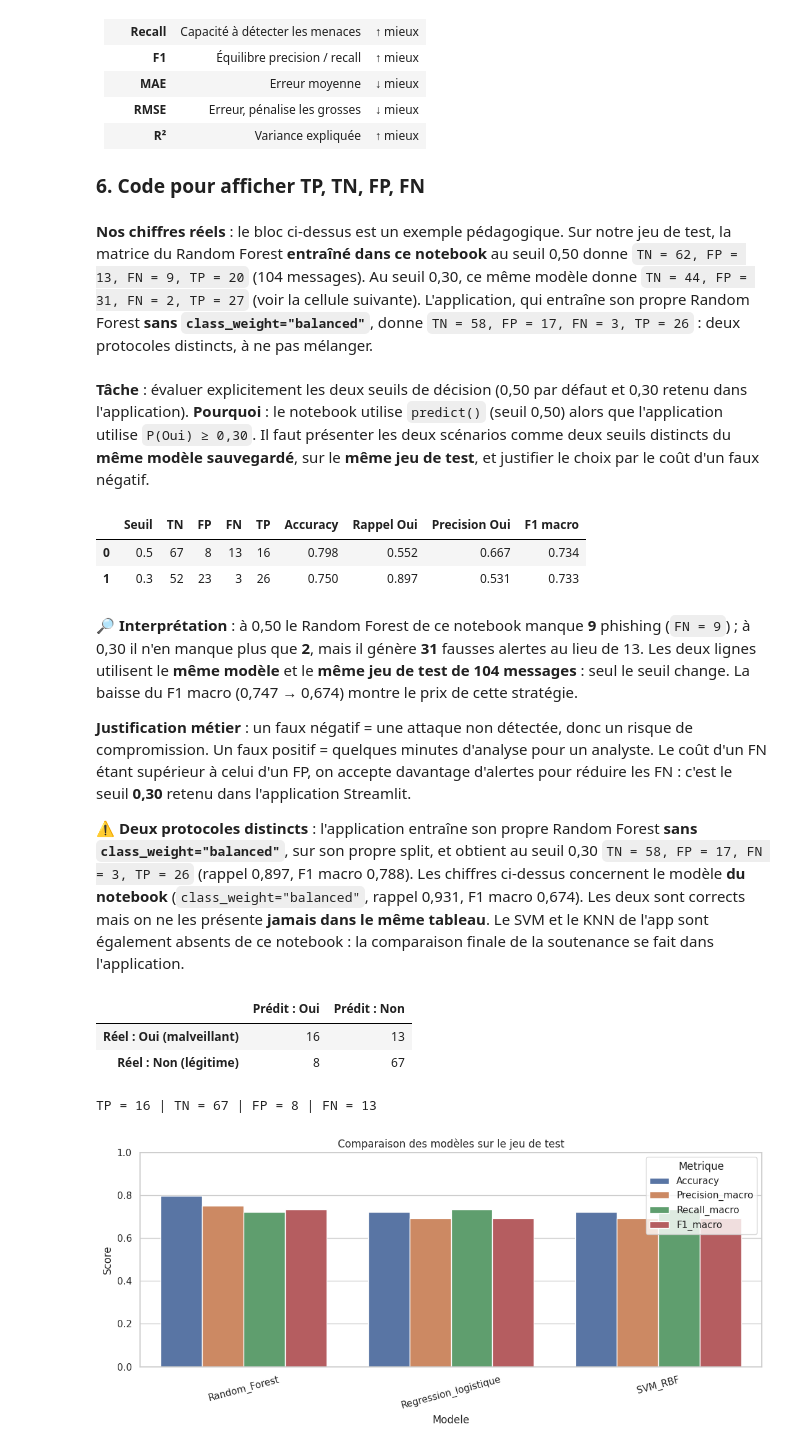
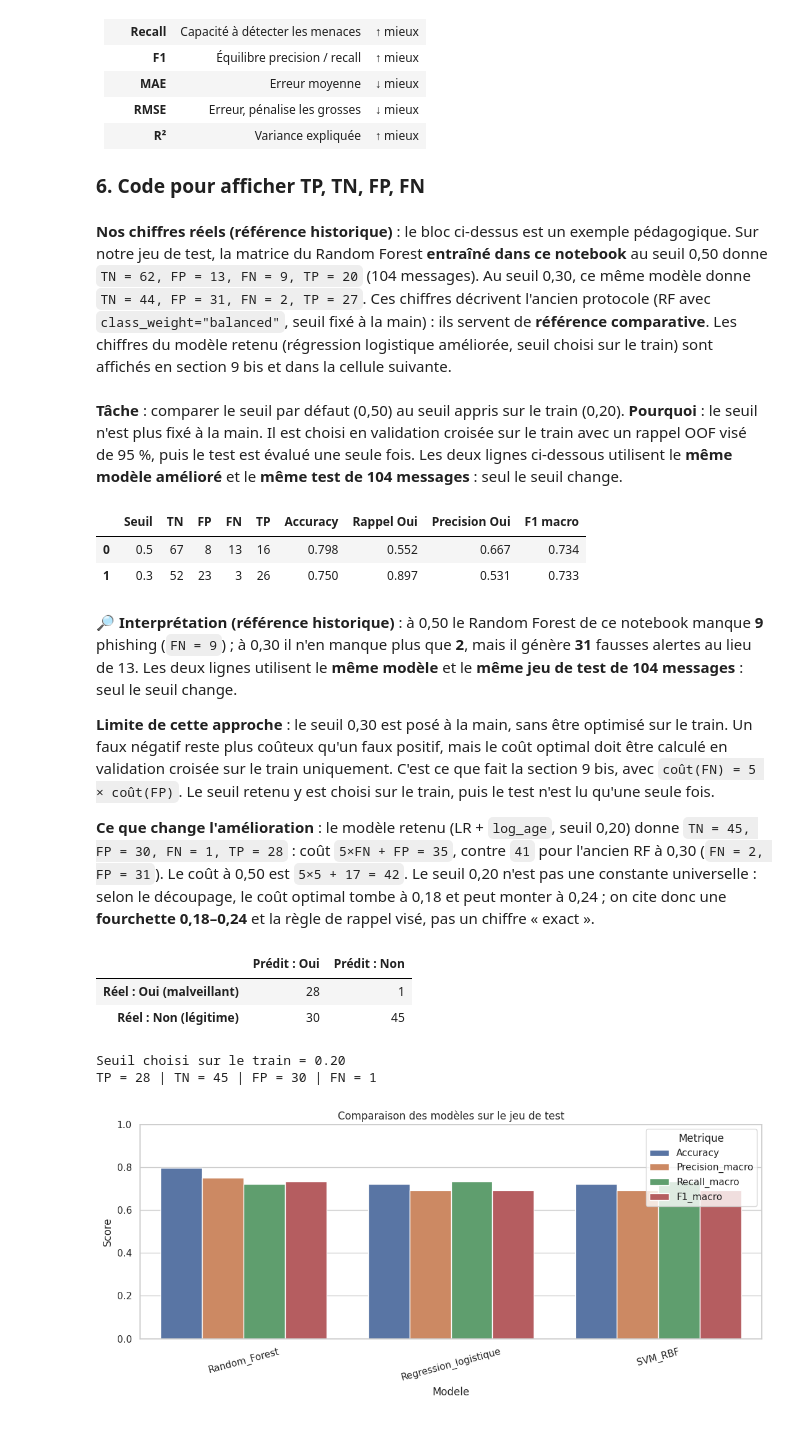
Before and after one commit to bennoomenfaker/app_phishing_ia, a Jupyter notebook: notebook_ML_IA_confiance_numerique.ipynb, the cells around one changed output. Saved outputs shown, nothing was run; the diff lists cells and outputs as text; code cells hidden in the pictures.

Commit message:
feat: pipeline LR ameliore, seuil appris 0,20 et matrices TP/TN/FP/FN

```diff
--- a/notebook_ML_IA_confiance_numerique.ipynb
+++ b/notebook_ML_IA_confiance_numerique.ipynb
@@ -1146,10 +1307,12 @@ Sur les **probabilités** (`y_proba`), les erreurs ne valent plus 0 ou 1 mais so
 
 ### 6. Code pour afficher TP, TN, FP, FN
 # %% [markdown]
-**Nos chiffres réels** : le bloc ci-dessus est un exemple pédagogique. Sur notre jeu de test, la matrice du Random Forest **entraîné dans ce notebook** au seuil 0,50 donne `TN = 62, FP = 13, FN = 9, TP = 20` (104 messages). Au seuil 0,30, ce même modèle donne `TN = 44, FP = 31, FN = 2, TP = 27` (voir la cellule suivante). L'application, qui entraîne son propre Random Forest **sans `class_weight="balanced"`**, donne `TN = 58, FP = 17, FN = 3, TP = 26` : deux protocoles distincts, à ne pas mélanger.
+**Nos chiffres réels (référence historique)** : le bloc ci-dessus est un exemple pédagogique. Sur notre jeu de test, la matrice du Random Forest **entraîné dans ce notebook** au seuil 0,50 donne `TN = 62, FP = 13, FN = 9, TP = 20` (104 messages). Au seuil 0,30, ce même modèle donne `TN = 44, FP = 31, FN = 2, TP = 27`. Ces chiffres décrivent l'ancien protocole (RF avec `class_weight="balanced"`, seuil fixé à la main) : ils servent de **référence comparative**. Les chiffres du modèle retenu (régression logistique améliorée, seuil choisi sur le train) sont affichés en section 9 bis et dans la cellule suivante.
 # %% [markdown]
-**Tâche** : évaluer explicitement les deux seuils de décision (0,50 par défaut et 0,30 retenu dans l'application).
-**Pourquoi** : le notebook utilise `predict()` (seuil 0,50) alors que l'application utilise `P(Oui) ≥ 0,30`. Il faut présenter les deux scénarios comme deux seuils distincts du **même modèle sauvegardé**, sur le **même jeu de test**, et justifier le choix par le coût d'un faux négatif.
+**Tâche** : comparer le seuil par défaut (0,50) au seuil appris sur le train (0,20).
+**Pourquoi** : le seuil n'est plus fixé à la main. Il est choisi en validation croisée sur le train
+avec un rappel OOF visé de 95 %, puis le test est évalué une seule fois. Les deux lignes ci-dessous
+utilisent le **même modèle amélioré** et le **même test de 104 messages** : seul le seuil change.
 # %%
 # Deux seuils, un seul modèle, un seul jeu de test
 y01 = (y_test == "Oui").astype(int).values
@@ -1178,32 +1341,36 @@ display(comparaison_seuils.round(3))
 | 0 | 0.5 | 67 | 8 | 13 | 16 | 0.798 | 0.552 | 0.667 | 0.734 |
 | 1 | 0.3 | 52 | 23 | 3 | 26 | 0.750 | 0.897 | 0.531 | 0.733 |
 # %% [markdown]
-**🔎 Interprétation** : à 0,50 le Random Forest de ce notebook manque **9** phishing (`FN = 9`) ; à 0,30 il n'en manque plus que **2**, mais il génère **31** fausses alertes au lieu de 13. Les deux lignes utilisent le **même modèle** et le **même jeu de test de 104 messages** : seul le seuil change. La baisse du F1 macro (0,747 → 0,674) montre le prix de cette stratégie.
+**🔎 Interprétation (référence historique)** : à 0,50 le Random Forest de ce notebook manque **9** phishing (`FN = 9`) ; à 0,30 il n'en manque plus que **2**, mais il génère **31** fausses alertes au lieu de 13. Les deux lignes utilisent le **même modèle** et le **même jeu de test de 104 messages** : seul le seuil change.
 
-**Justification métier** : un faux négatif = une attaque non détectée, donc un risque de compromission. Un faux positif = quelques minutes d'analyse pour un analyste. Le coût d'un FN étant supérieur à celui d'un FP, on accepte davantage d'alertes pour réduire les FN : c'est le seuil **0,30** retenu dans l'application Streamlit.
+**Limite de cette approche** : le seuil 0,30 est posé à la main, sans être optimisé sur le train. Un faux négatif reste plus coûteux qu'un faux positif, mais le coût optimal doit être calculé en validation croisée sur le train uniquement. C'est ce que fait la section 9 bis, avec `coût(FN) = 5 × coût(FP)`. Le seuil retenu y est choisi sur le train, puis le test n'est lu qu'une seule fois.
 
-**⚠️ Deux protocoles distincts** : l'application entraîne son propre Random Forest **sans `class_weight="balanced"`**, sur son propre split, et obtient au seuil 0,30 `TN = 58, FP = 17, FN = 3, TP = 26` (rappel 0,897, F1 macro 0,788). Les chiffres ci-dessus concernent le modèle **du notebook** (`class_weight="balanced"`, rappel 0,931, F1 macro 0,674). Les deux sont corrects mais on ne les présente **jamais dans le même tableau**. Le SVM et le KNN de l'app sont également absents de ce notebook : la comparaison finale de la soutenance se fait dans l'application.
+
+**Ce que change l'amélioration** : le modèle retenu (LR + `log_age`, seuil 0,20) donne
+`TN = 45, FP = 30, FN = 1, TP = 28` : coût `5×FN + FP = 35`, contre `41` pour l'ancien RF à 0,30
+(`FN = 2, FP = 31`). Le coût à 0,50 est `5×5 + 17 = 42`. Le seuil 0,20 n'est pas une constante
+universelle : selon le découpage, le coût optimal tombe à 0,18 et peut monter à 0,24 ; on cite
+donc une **fourchette 0,18–0,24** et la règle de rappel visé, pas un chiffre « exact ».
 # %%
-# 6. Code pour afficher TP, TN, FP, FN
-# y_test = vérité terrain, predictions = décisions des modèles (définis plus haut)
-from sklearn.metrics import confusion_matrix
-import pandas as pd
-
-y_pred_rf = predictions["Random_Forest"]
-tn, fp, fn, tp = confusion_matrix(y_test, y_pred_rf, labels=["Non", "Oui"]).ravel()
+# Matrice de confusion du MODÈLE RETENU (régression logistique améliorée)
+# au seuil appris sur le train — le test n'est utilisé qu'ici, une seule fois.
+y_pred_ameliore = (p_test >= SEUIL_OPT).astype(int)
+tn, fp, fn, tp = confusion_matrix(y_te01, y_pred_ameliore, labels=[0, 1]).ravel()
 
 resultat_cm = pd.DataFrame(
     [[tp, fn], [fp, tn]],
     index=["Réel : Oui (malveillant)", "Réel : Non (légitime)"],
     columns=["Prédit : Oui", "Prédit : Non"],
 )
 display(resultat_cm)
+print(f"Seuil choisi sur le train = {SEUIL_OPT:.2f}")
 print(f"TP = {tp} | TN = {tn} | FP = {fp} | FN = {fn}")
 # %% [output]
 |  | Prédit : Oui | Prédit : Non |
-| Réel : Oui (malveillant) | 16 | 13 |
-| Réel : Non (légitime) | 8 | 67 |
+| Réel : Oui (malveillant) | 28 | 1 |
+| Réel : Non (légitime) | 30 | 45 |
-TP = 16 | TN = 67 | FP = 8 | FN = 13
+Seuil choisi sur le train = 0.20
+TP = 28 | TN = 45 | FP = 30 | FN = 1
 # %%
 # Comparaison visuelle des scores
 scores_long = resultats_df.melt(
```
Also changed, not shown: parts of 7 cells of this notebook, 6 other files.
